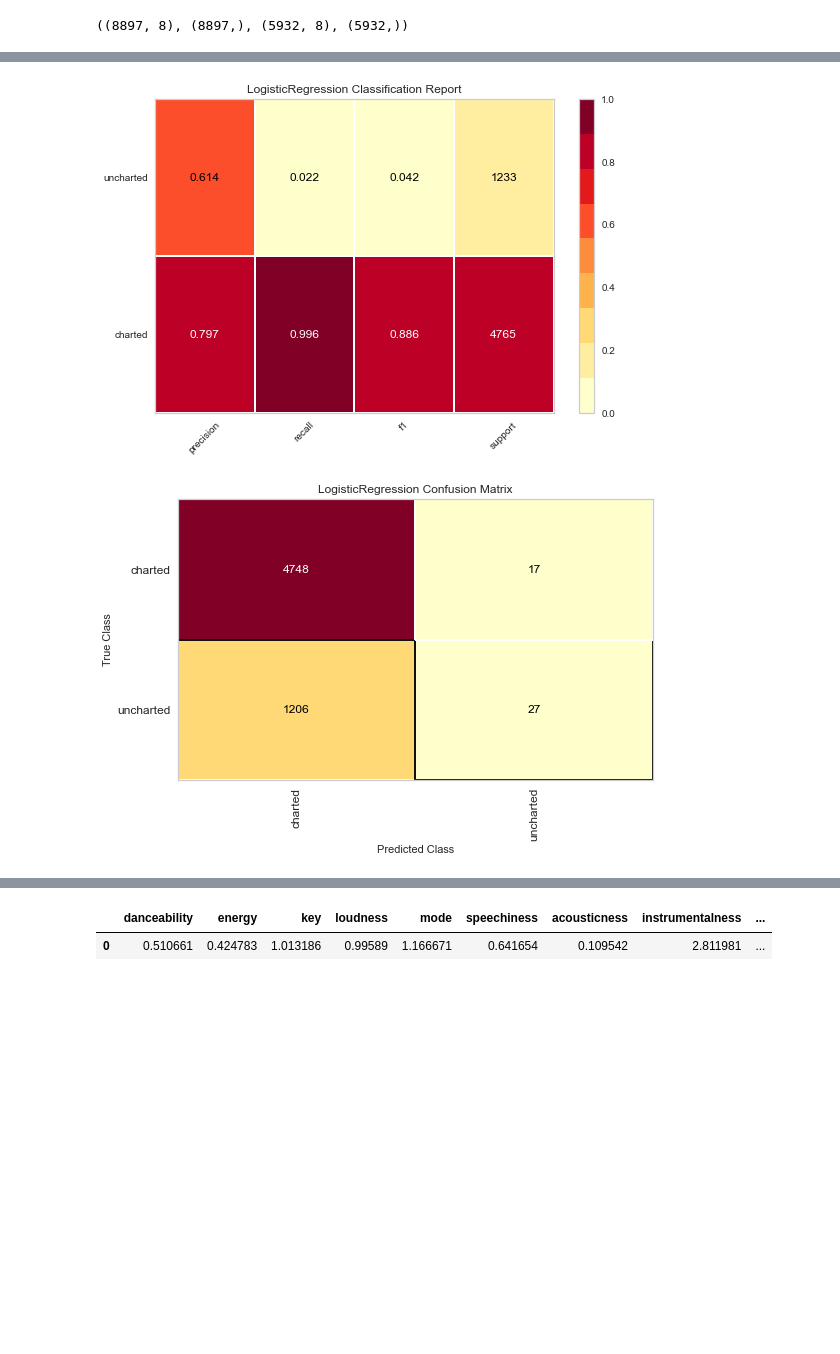
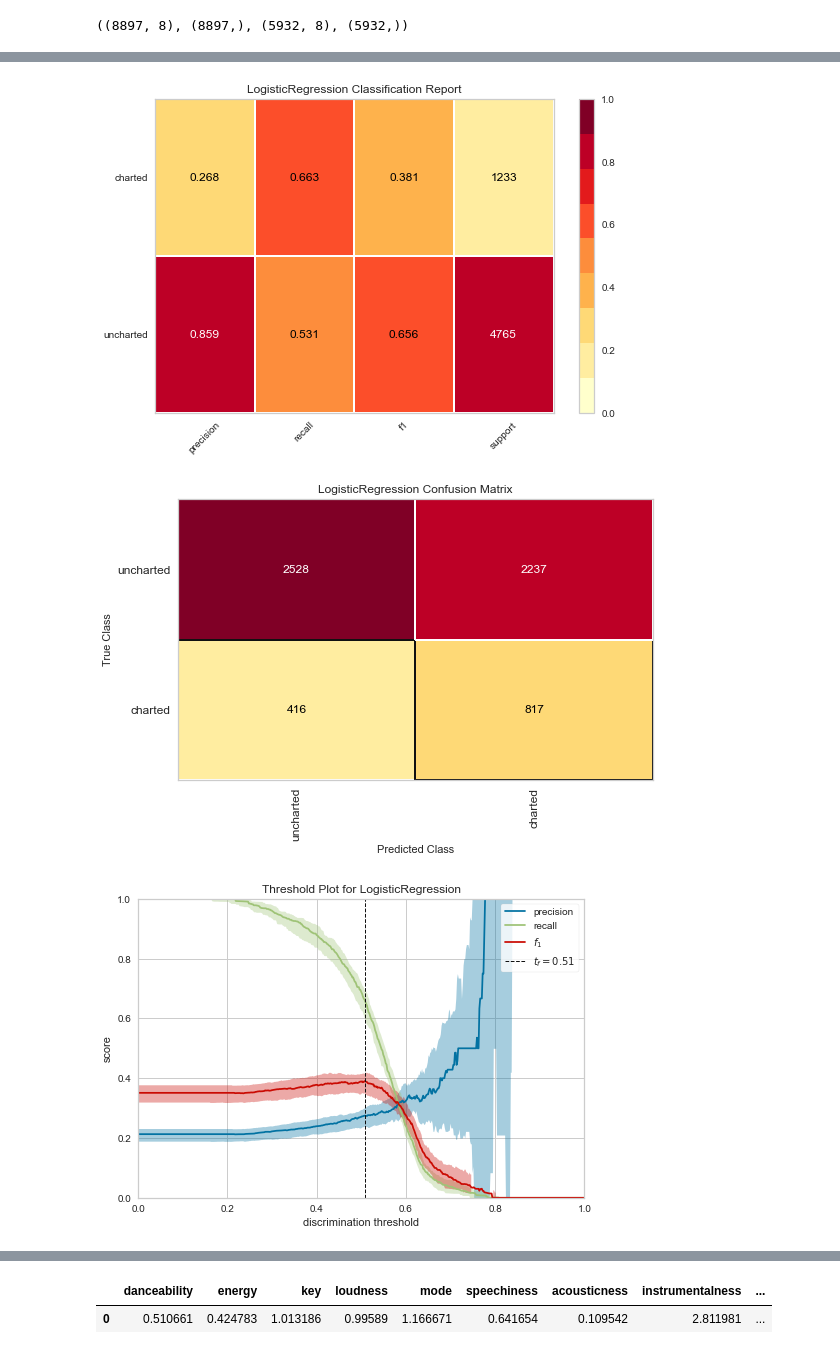
Before and after one commit to pezon/music-mining, a Jupyter notebook: notebooks/analysis/Charts EDA.ipynb, the cells around one changed output, grey strips where cells are left out. Cells and saved outputs as stored; diff of their text form; code cells hidden in the pictures; blank space fills up the shorter version.

Commit message:
fix some bugs with assigning classes in charts eda

```diff
--- a/notebooks/analysis/Charts EDA.ipynb
+++ b/notebooks/analysis/Charts EDA.ipynb
@@ -266,28 +285,41 @@ y = (model_df["track_chart_months"] >= 1).astype(int)
 
 X_train, X_test, y_train, y_test = train_test_split(X, y, test_size=0.40, random_state=42)
 
-lr_audio = LogisticRegression(max_iter=1000)
+lr_audio = LogisticRegression(max_iter=1000, class_weight="balanced")
 lr_audio.fit(X_train, y_train)
 
-accuracy = accuracy_score(y_test, lr_audio.predict(X_test))
-precision = precision_score(y_test, lr_audio.predict(X_test))
-f1 = f1_score(y_test, lr_audio.predict(X_test))
+train_accuracy = accuracy_score(y_train, lr_audio.predict(X_train))
+train_precision = precision_score(y_train, lr_audio.predict(X_train))
+train_f1 = f1_score(y_train, lr_audio.predict(X_train))
 
-print(f"train score: {train_score:.5f}")
-print(f"test score: {test_score:.5f}, accuracy={accuracy:.5f}, precision={precision:.5f}, f1={f1:.5f}")
+test_accuracy = accuracy_score(y_test, lr_audio.predict(X_test))
+test_precision = precision_score(y_test, lr_audio.predict(X_test))
+test_f1 = f1_score(y_test, lr_audio.predict(X_test))
 
-visualizer = ROCAUC(lr_audio, classes=["charted", "uncharted"])
+print(f"train score: {train_score:.5f}, accuracy={train_accuracy:.5f}, precision={train_precision:.5f}, f1={train_f1:.5f}")
+print(f"test score: {test_score:.5f}, accuracy={test_accuracy:.5f}, precision={test_precision:.5f}, f1={test_f1:.5f}")
+
+visualizer = ROCAUC(lr_audio, classes=["uncharted", "charted"])
 visualizer.fit(X_train, y_train)
 visualizer.score(X_test, y_test)
 visualizer.show()
 
-visualizer = ClassificationReport(lr_audio, classes=["charted", "uncharted"], support=True)
+visualizer = ClassificationReport(lr_audio, classes=["uncharted", "charted"], support=True)
 visualizer.fit(X_train, y_train)
 visualizer.score(X_test, y_test)
 visualizer.show()
 
-visualizer = ConfusionMatrix(lr_audio, classes=["charted", "uncharted"], support=True)
+visualizer = ConfusionMatrix(lr_audio, classes=["uncharted", "charted"], support=True)
 visualizer.fit(X_train, y_train)
 visualizer.score(X_test, y_test)
 visualizer.show()
+
+visualizer = DiscriminationThreshold(lr_audio, exclude=["queue_rate"])
+visualizer.fit(X_test, y_test)
+visualizer.show()
+
+viz = PrecisionRecallCurve(lr_audio)
+viz.fit(X_train, y_train)
+viz.score(X_test, y_test)
+viz.show()
 # %% [output]
@@ -297,2 +329,3 @@ test score: 0.80125, accuracy=0.79610, precision=0.61364, f1=0.04229
-[figure, old version]
+[figure, new version]
-[figure, old version]
+[figure, new version]
+[figure, added]
```
Also changed, not shown: parts of 13 cells of this notebook.
